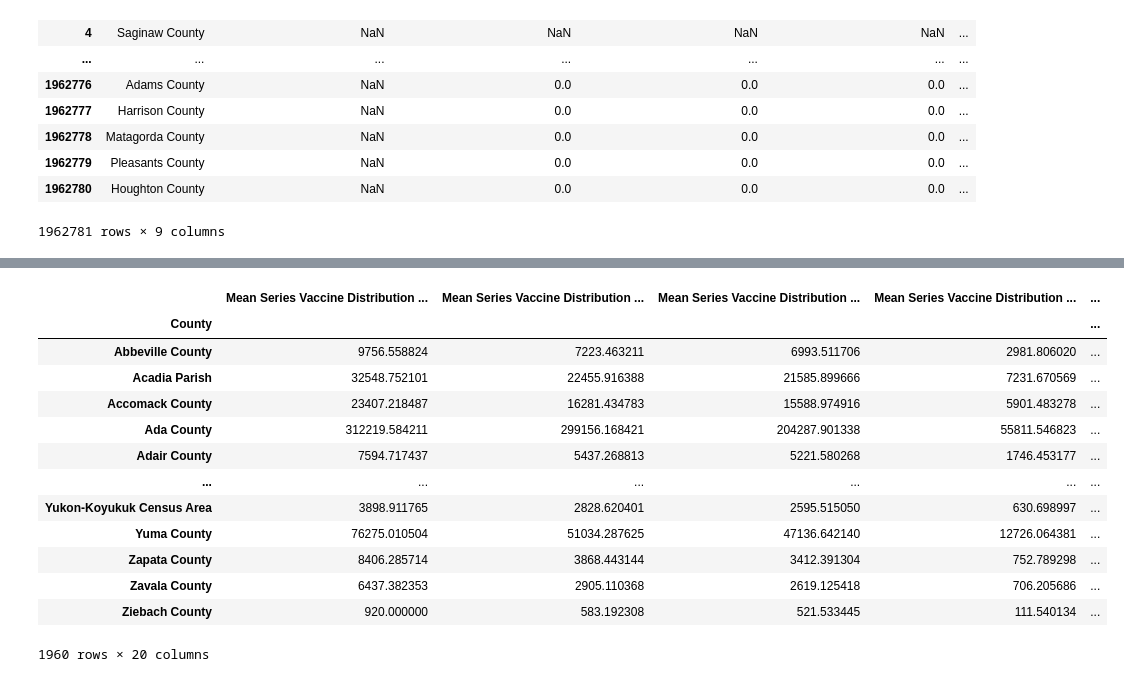
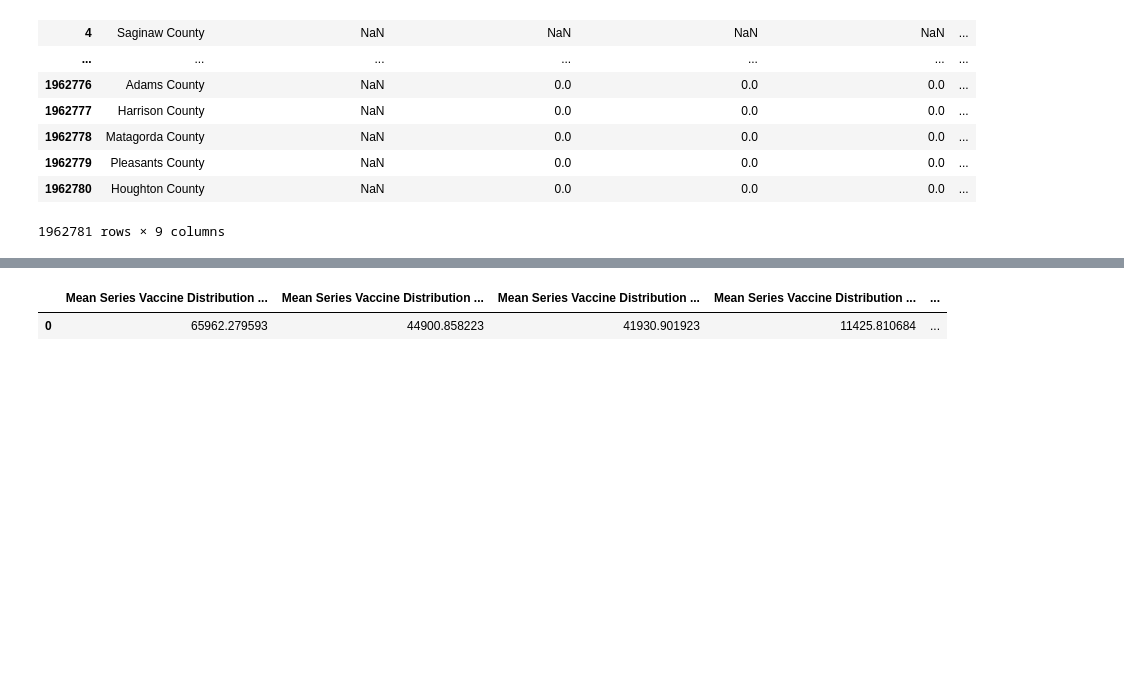
Before and after one commit to tinalina1003/Project1-Group4, a Jupyter notebook: Keyana/Age vs Vaccinations Administered.ipynb, the cells around one changed output, grey strips where cells are left out. Drawn from its saved outputs; the diff is of its cells as text; code cells hidden in the pictures; blank space fills up the shorter version.

```diff
--- a/Keyana/Age vs Vaccinations Administered.ipynb
+++ b/Keyana/Age vs Vaccinations Administered.ipynb
@@ -160,62 +148,50 @@ summary_dose1_df
 # %%
 # Summary statistics for series
-mean_series_5 = vaccine_df['Administered Series (5 Plus)'].groupby(vaccine_df['County']).mean()
-median_series_5 = vaccine_df['Administered Series (5 Plus)'].groupby(vaccine_df['County']).median()
-variance_series_5 = vaccine_df['Administered Series (5 Plus)'].groupby(vaccine_df['County']).var()
-std_dev_series_5 = vaccine_df['Administered Series (5 Plus)'].groupby(vaccine_df['County']).std()
-sem_series_5 = vaccine_df['Administered Series (5 Plus)'].groupby(vaccine_df['County']).sem()
+mean_series_5 = vaccine_df['Administered Series (5 Plus)'].mean()
+median_series_5 = vaccine_df['Administered Series (5 Plus)'].median()
+variance_series_5 = vaccine_df['Administered Series (5 Plus)'].var()
+std_dev_series_5 = vaccine_df['Administered Series (5 Plus)'].std()
+sem_series_5 = vaccine_df['Administered Series (5 Plus)'].sem()
 
-mean_series_12 = vaccine_df['Administered Series (12 Plus)'].groupby(vaccine_df['County']).mean()
-median_series_12 = vaccine_df['Administered Series (12 Plus)'].groupby(vaccine_df['County']).median()
-variance_series_12 = vaccine_df['Administered Series (12 Plus)'].groupby(vaccine_df['County']).var()
-std_dev_series_12 = vaccine_df['Administered Series (12 Plus)'].groupby(vaccine_df['County']).std()
-sem_series_12 = vaccine_df['Administered Series (12 Plus)'].groupby(vaccine_df['County']).sem()
+mean_series_12 = vaccine_df['Administered Series (12 Plus)'].mean()
+median_series_12 = vaccine_df['Administered Series (12 Plus)'].median()
+variance_series_12 = vaccine_df['Administered Series (12 Plus)'].var()
+std_dev_series_12 = vaccine_df['Administered Series (12 Plus)'].std()
+sem_series_12 = vaccine_df['Administered Series (12 Plus)'].sem()
 
-mean_series_18 = vaccine_df['Administered Series (18 Plus)'].groupby(vaccine_df['County']).mean()
-median_series_18 = vaccine_df['Administered Series (18 Plus)'].groupby(vaccine_df['County']).median()
-variance_series_18 = vaccine_df['Administered Series (18 Plus)'].groupby(vaccine_df['County']).var()
-std_dev_series_18 = vaccine_df['Administered Series (18 Plus)'].groupby(vaccine_df['County']).std()
-sem_series_18 = vaccine_df['Administered Series (18 Plus)'].groupby(vaccine_df['County']).sem()
+mean_series_18 = vaccine_df['Administered Series (18 Plus)'].mean()
+median_series_18 = vaccine_df['Administered Series (18 Plus)'].median()
+variance_series_18 = vaccine_df['Administered Series (18 Plus)'].var()
+std_dev_series_18 = vaccine_df['Administered Series (18 Plus)'].std()
+sem_series_18 = vaccine_df['Administered Series (18 Plus)'].sem()
 
-mean_series_65 = vaccine_df['Administered Series (65 Plus)'].groupby(vaccine_df['County']).mean()
-median_series_65 = vaccine_df['Administered Series (65 Plus)'].groupby(vaccine_df['County']).median()
-variance_series_65 = vaccine_df['Administered Series (65 Plus)'].groupby(vaccine_df['County']).var()
-std_dev_series_65 = vaccine_df['Administered Series (65 Plus)'].groupby(vaccine_df['County']).std()
-sem_series_65 = vaccine_df['Administered Series (65 Plus)'].groupby(vaccine_df['County']).sem()
+mean_series_65 = vaccine_df['Administered Series (65 Plus)'].mean()
+median_series_65 = vaccine_df['Administered Series (65 Plus)'].median()
+variance_series_65 = vaccine_df['Administered Series (65 Plus)'].var()
+std_dev_series_65 = vaccine_df['Administered Series (65 Plus)'].std()
+sem_series_65 = vaccine_df['Administered Series (65 Plus)'].sem()
 
 summary_series_df = pd.DataFrame({"Mean Series Vaccine Distribution (Age 5+)": mean_series_5,
                                   "Mean Series Vaccine Distribution (Age 12+)": mean_series_12,
                                   "Mean Series Vaccine Distribution (Age 18+)": mean_series_18,
                                   "Mean Series Vaccine Distribution (Age 65+)": mean_series_65,
                                   "Median Series Vaccine Distribution (Age 5+)": median_series_5,
                                   "Median Series Vaccine Distribution (Age 12+)": median_series_12,
                                   "Median Series Vaccine Distribution (Age 18+)": median_series_18,
                                   "Median Series Vaccine Distribution (Age 65+)": median_series_65,
                                   "Series Vaccine Distribution Variance (Age 5+)": variance_series_5,
                                   "Series Vaccine Distribution Variance (Age 12+)": variance_series_12,
                                   "Series Vaccine Distribution Variance (Age 18+)": variance_series_18,
                                   "Series Vaccine Distribution Variance (Age 65+)": variance_series_65,
                                   "Series Vaccine Distribution Std. Dev (Age 5+)": std_dev_series_5,
                                   "Series Vaccine Distribution Std. Dev (Age 12+)": std_dev_series_12,
                                   "Series Vaccine Distribution Std. Dev (Age 18+)": std_dev_series_18,
                                   "Series Vaccine Distribution Std. Dev (Age 65+)": std_dev_series_65,
                                   "Series Vaccine Distribution Std. Err (Age 5+)": sem_series_5,
                                   "Series Vaccine Distribution Std. Err (Age 12+)": sem_series_12,
                                   "Series Vaccine Distribution Std. Err (Age 18+)": sem_series_18,
-                                  "Series Vaccine Distribution Std. Err (Age 65+)": sem_series_65})
+                                  "Series Vaccine Distribution Std. Err (Age 65+)": sem_series_65}, index=[0])
 summary_series_df
 # %% [output]
 |  | Mean Series Vaccine Distribution ... | Mean Series Vaccine Distribution ... | Mean Series Vaccine Distribution ... | Mean Series Vaccine Distribution ... | ... |
-| County |  |  |  |  | ... |
-| Abbeville County | 9756.558824 | 7223.463211 | 6993.511706 | 2981.806020 | ... |
-| Acadia Parish | 32548.752101 | 22455.916388 | 21585.899666 | 7231.670569 | ... |
-| Accomack County | 23407.218487 | 16281.434783 | 15588.974916 | 5901.483278 | ... |
-| Ada County | 312219.584211 | 299156.168421 | 204287.901338 | 55811.546823 | ... |
-| Adair County | 7594.717437 | 5437.268813 | 5221.580268 | 1746.453177 | ... |
-| ... | ... | ... | ... | ... | ... |
-| Yukon-Koyukuk Census Area | 3898.911765 | 2828.620401 | 2595.515050 | 630.698997 | ... |
-| Yuma County | 76275.010504 | 51034.287625 | 47136.642140 | 12726.064381 | ... |
-| Zapata County | 8406.285714 | 3868.443144 | 3412.391304 | 752.789298 | ... |
-| Zavala County | 6437.382353 | 2905.110368 | 2619.125418 | 706.205686 | ... |
-| Ziebach County | 920.000000 | 583.192308 | 521.533445 | 111.540134 | ... |
+| 0 | 65962.279593 | 44900.858223 | 41930.901923 | 11425.810684 | ... |
-1960 rows × 20 columns
```
Also changed, not shown: parts of 8 cells of this notebook, 3 other files.
